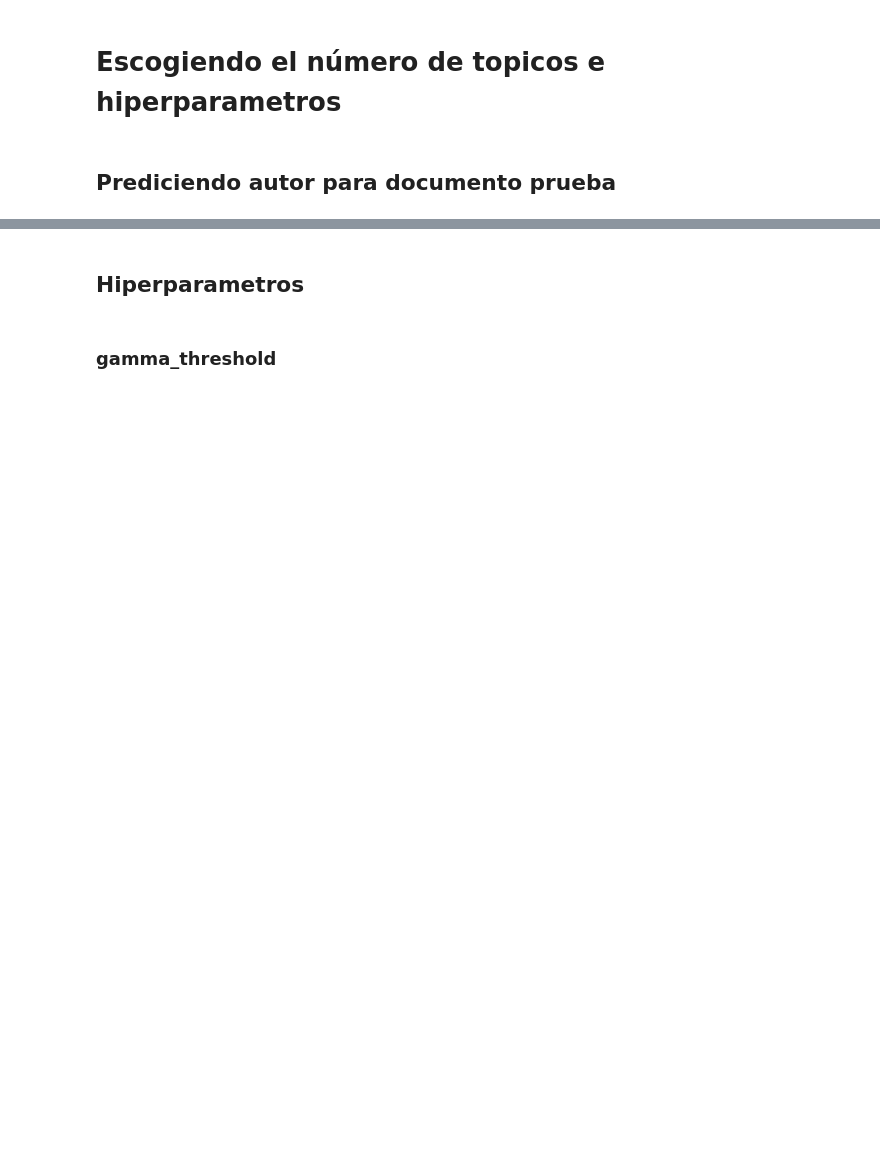
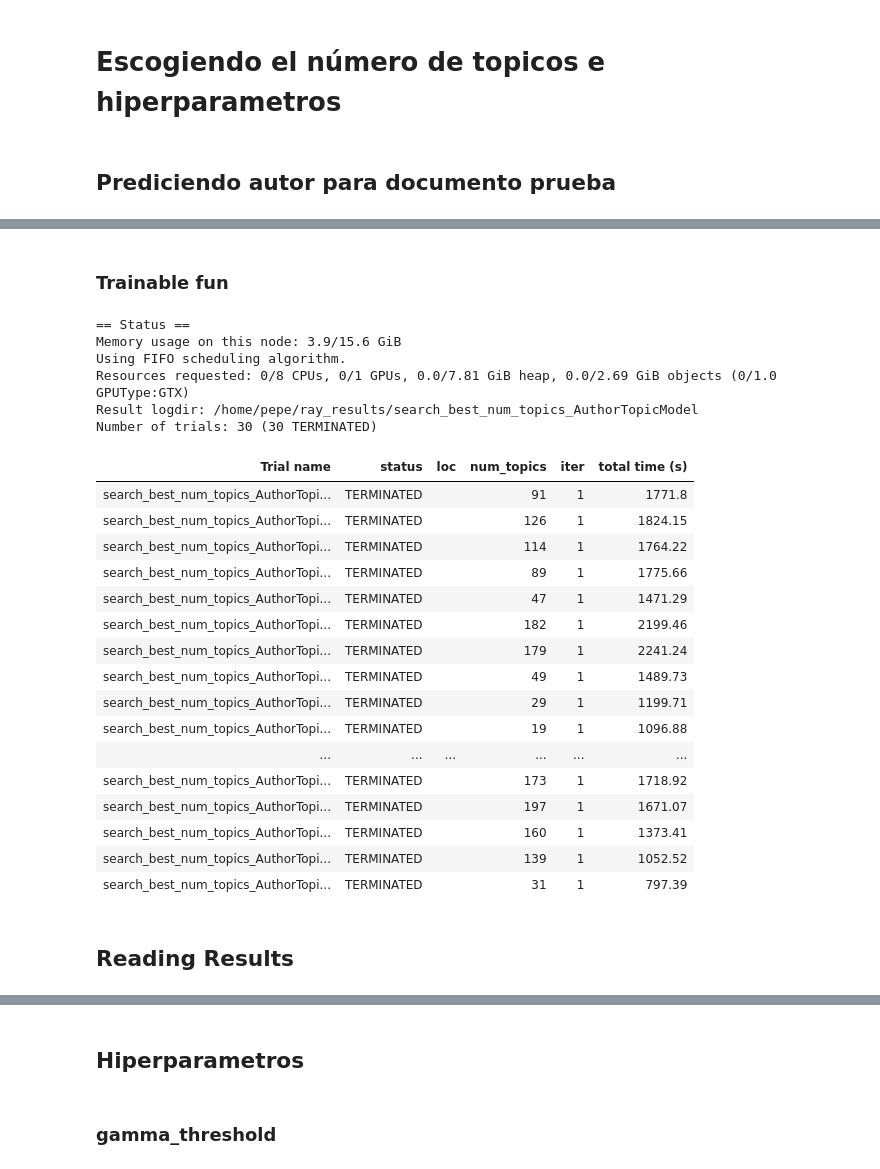
Before and after one commit to jadm333/aut_topic_twitter, a Jupyter notebook: notebooks/03_Modelo.ipynb, the cells around one changed output, grey strips where cells are left out. Saved outputs shown, nothing was run; the diff lists cells and outputs as text; code cells hidden in the pictures; blank space fills up the shorter version.

```diff
--- a/notebooks/03_Modelo.ipynb
+++ b/notebooks/03_Modelo.ipynb
@@ -63,4 +55,2 @@ print(f'# de documentos: {len(corpus_test)}')
-# %%
-model = AuthorTopicModel.load('pickles/model_dev.atmodel')
 # %%
 # accuracy_scores={}
@@ -111,0 +88,8 @@ hv.extension('bokeh')
+# %%
+ray.init()
+
+pin_corpus_train = pin_in_object_store(corpus_train)
+pin_dictionary = pin_in_object_store(dictionary)
+pin_author2doc_train = pin_in_object_store(author2doc_train)
+pin_author2doc_test = pin_in_object_store(author2doc_test)
+pin_corpus_test = pin_in_object_store(corpus_test)
@@ -111,0 +99,2 @@ hv.extension('bokeh')
+# %% [markdown]
+### Trainable fun
@@ -111,0 +141,38 @@ hv.extension('bokeh')
+# %%
+search_space_topics = {
+    "num_topics": tune.sample_from(lambda spec: np.random.randint(1,200))
+#     "num_topics": list(range(1,101))
+}
+# %%
+reporter = tune.JupyterNotebookReporter(True, max_progress_rows=20, max_error_rows=1, max_report_frequency=5)
+# %%
+analysis_topic = tune.run(search_best_num_topics_AuthorTopicModel,
+                          config=search_space_topics,
+                          num_samples=30,
+                          progress_reporter=reporter)
+# %% [output]
+== Status ==
+Memory usage on this node: 3.9/15.6 GiB
+Using FIFO scheduling algorithm.
+Resources requested: 0/8 CPUs, 0/1 GPUs, 0.0/7.81 GiB heap, 0.0/2.69 GiB objects (0/1.0 GPUType:GTX)
+Result logdir: /home/pepe/ray_results/search_best_num_topics_AuthorTopicModel
+Number of trials: 30 (30 TERMINATED)
+| Trial name | status | loc | num_topics | iter | total time (s) |
+| search_best_num_topics_AuthorTopi... | TERMINATED |  | 91 | 1 | 1771.8 |
+| search_best_num_topics_AuthorTopi... | TERMINATED |  | 126 | 1 | 1824.15 |
+| search_best_num_topics_AuthorTopi... | TERMINATED |  | 114 | 1 | 1764.22 |
+| search_best_num_topics_AuthorTopi... | TERMINATED |  | 89 | 1 | 1775.66 |
+| search_best_num_topics_AuthorTopi... | TERMINATED |  | 47 | 1 | 1471.29 |
+| search_best_num_topics_AuthorTopi... | TERMINATED |  | 182 | 1 | 2199.46 |
+| search_best_num_topics_AuthorTopi... | TERMINATED |  | 179 | 1 | 2241.24 |
+| search_best_num_topics_AuthorTopi... | TERMINATED |  | 49 | 1 | 1489.73 |
+| search_best_num_topics_AuthorTopi... | TERMINATED |  | 29 | 1 | 1199.71 |
+| search_best_num_topics_AuthorTopi... | TERMINATED |  | 19 | 1 | 1096.88 |
+| ... | ... | ... | ... | ... | ... |
+| search_best_num_topics_AuthorTopi... | TERMINATED |  | 173 | 1 | 1718.92 |
+| search_best_num_topics_AuthorTopi... | TERMINATED |  | 197 | 1 | 1671.07 |
+| search_best_num_topics_AuthorTopi... | TERMINATED |  | 160 | 1 | 1373.41 |
+| search_best_num_topics_AuthorTopi... | TERMINATED |  | 139 | 1 | 1052.52 |
+| search_best_num_topics_AuthorTopi... | TERMINATED |  | 31 | 1 | 797.39 |
+# %% [markdown]
+## Reading Results
```
Also changed, not shown: parts of 53 cells of this notebook, 7 other files.
